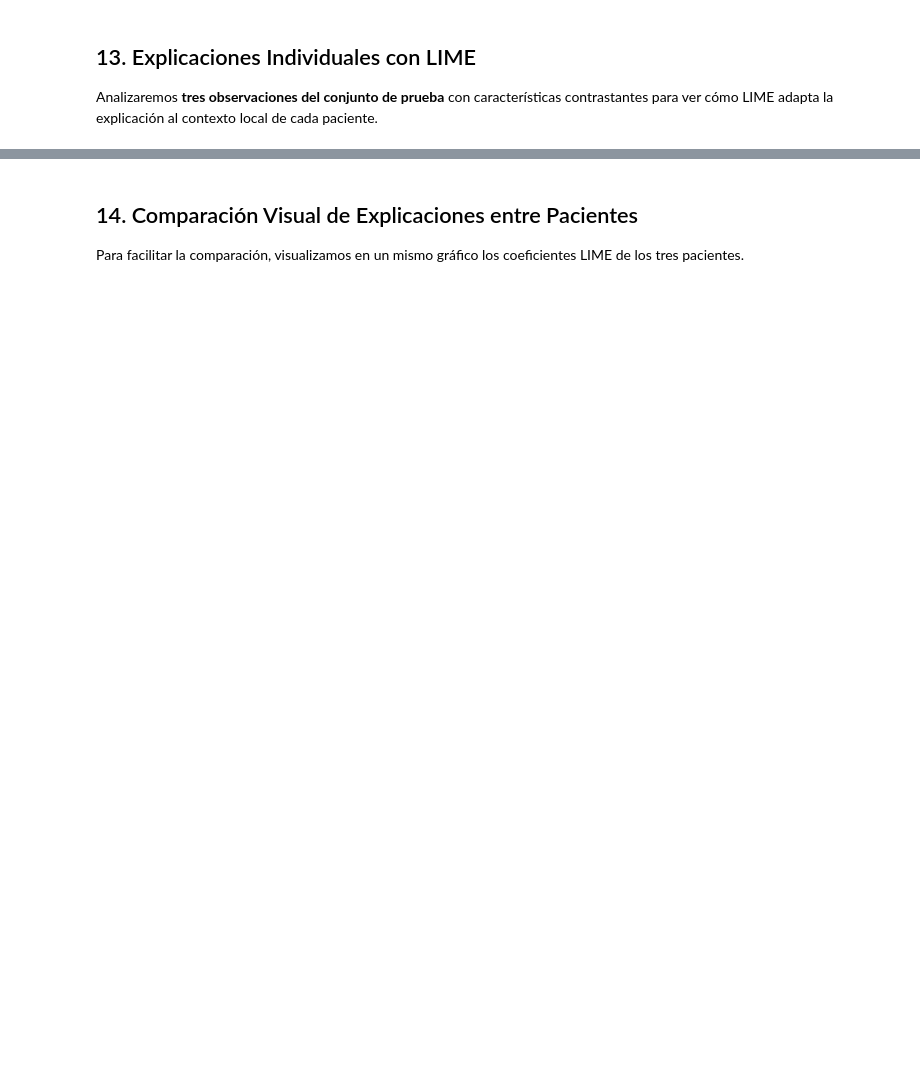
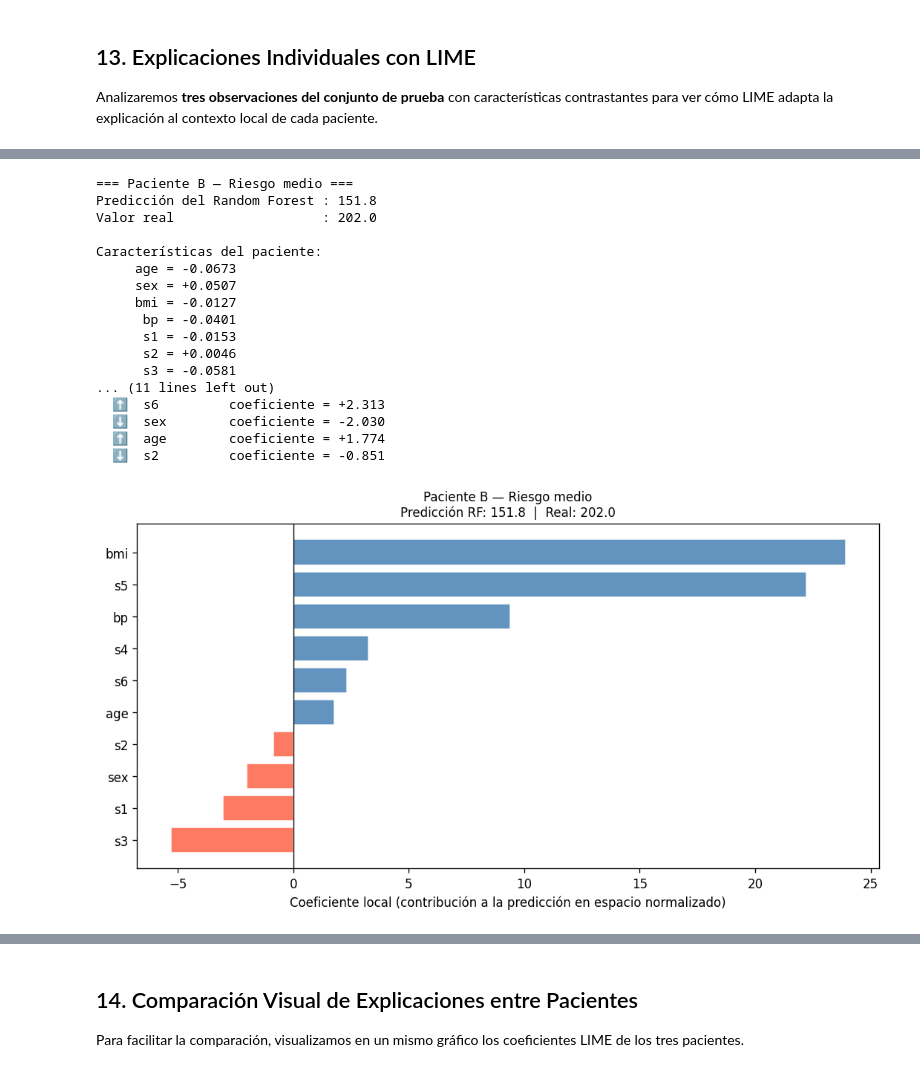
Before and after one commit to vargasmiranda-victormanuel/course-sistemas-basados-en-conocimiento, a Jupyter notebook: lecturas_machine_learning/lime_SBC_VictorVargas.ipynb, the cells around one changed output, grey strips where cells are left out. Saved outputs shown, nothing was run; the diff lists cells and outputs as text; code cells hidden in the pictures; blank space fills up the shorter version.

```diff
--- a/lecturas_machine_learning/lime_SBC_VictorVargas.ipynb
+++ b/lecturas_machine_learning/lime_SBC_VictorVargas.ipynb
@@ -467,36 +605,56 @@ plt.show()
 # %%
 # ─────────────────────────────────────────────
 #  Paciente B — Predicción media
 # ─────────────────────────────────────────────
 
 idx_b = cases['Paciente B (riesgo medio)']
 
-exp_b = explainer.explain_instance(
-    data_row=X_test[idx_b],
-    predict_fn=rf_model.predict,
-    num_features=10,
-    num_samples=5000
+exp_b = explain_instance(
+    instance=X_test[idx_b],
+    model=rf_model,
+    X_train=X_train,
+    feature_names=feature_names,
+    n_samples=5000,
+    random_state=RANDOM_STATE
 )
 
 print(f"\n=== Paciente B — Riesgo medio ===")
 print(f"Predicción del Random Forest : {rf_model.predict(X_test[idx_b:idx_b+1])[0]:.1f}")
 print(f"Valor real                   : {y_test[idx_b]:.1f}")
 print(f"\nCaracterísticas del paciente:")
 for fname, val in zip(feature_names, X_test[idx_b]):
     print(f"  {fname:>6} = {val:+.4f}")
 
-print(f"\nExplicación LIME:")
-for feat, coef in exp_b.as_list():
+print(f"\nExplicación local:")
+for fname, coef in sorted(exp_b.items(), key=lambda x: abs(x[1]), reverse=True):
     direction = '⬆' if coef > 0 else '⬇'
-    print(f"  {direction}  {feat:<40} coeficiente = {coef:+.3f}")
+    print(f"  {direction}  {fname:<10} coeficiente = {coef:+.3f}")
 
-fig = exp_b.as_pyplot_figure()
-fig.suptitle(
-    f'Paciente B — Predicción RF: {rf_model.predict(X_test[idx_b:idx_b+1])[0]:.1f}  |  Real: {y_test[idx_b]:.1f}',
-    fontsize=10, y=1.02
+plot_explanation(
+    exp_b,
+    title='Paciente B — Riesgo medio',
+    pred=rf_model.predict(X_test[idx_b:idx_b+1])[0],
+    real=y_test[idx_b]
 )
-plt.tight_layout()
-plt.show()
+# %% [output]
+=== Paciente B — Riesgo medio ===
+Predicción del Random Forest : 151.8
+Valor real                   : 202.0
+
+Características del paciente:
+     age = -0.0673
+     sex = +0.0507
+     bmi = -0.0127
+      bp = -0.0401
+      s1 = -0.0153
+      s2 = +0.0046
+      s3 = -0.0581
+... (11 lines left out)
+  ⬆  s6         coeficiente = +2.313
+  ⬇  sex        coeficiente = -2.030
+  ⬆  age        coeficiente = +1.774
+  ⬇  s2         coeficiente = -0.851
+[figure, added]
 # %%
 # ─────────────────────────────────────────────
 #  Paciente C — Alta predicción de progresión
```
Also changed, not shown: parts of 28 cells of this notebook, 2 other files.
